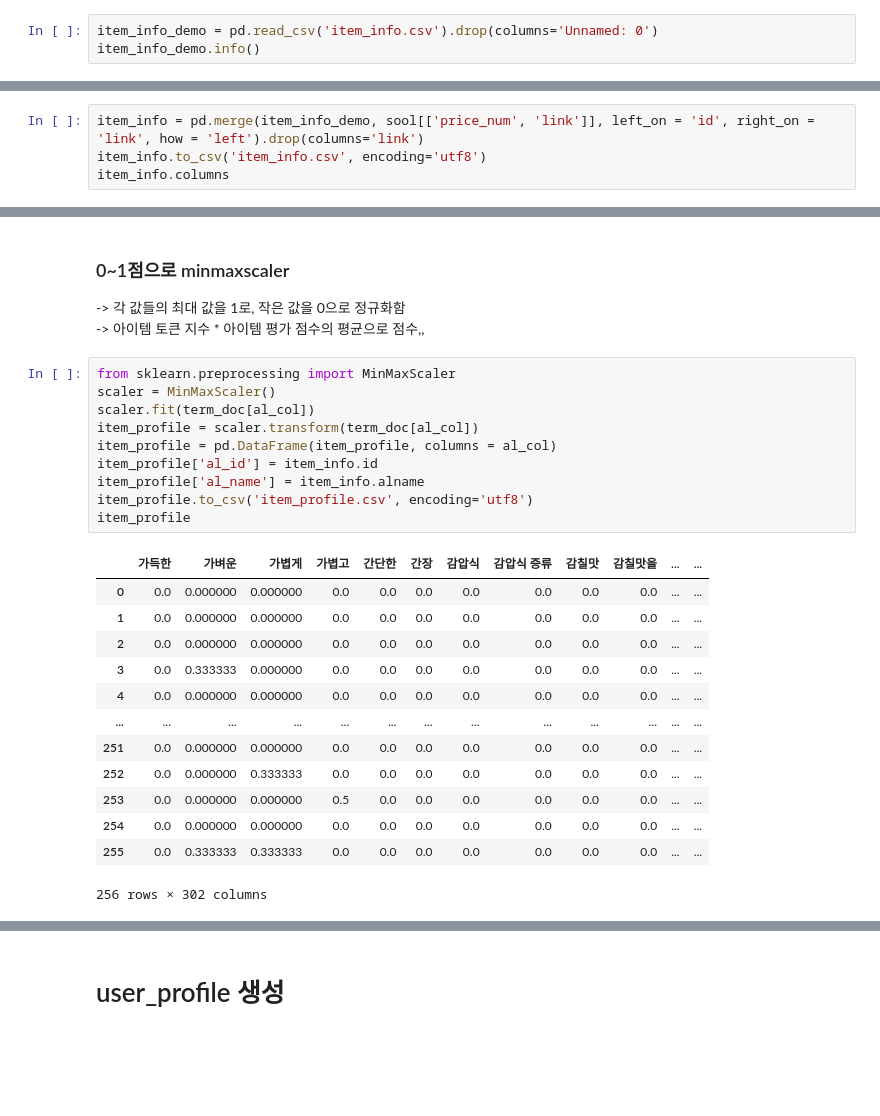
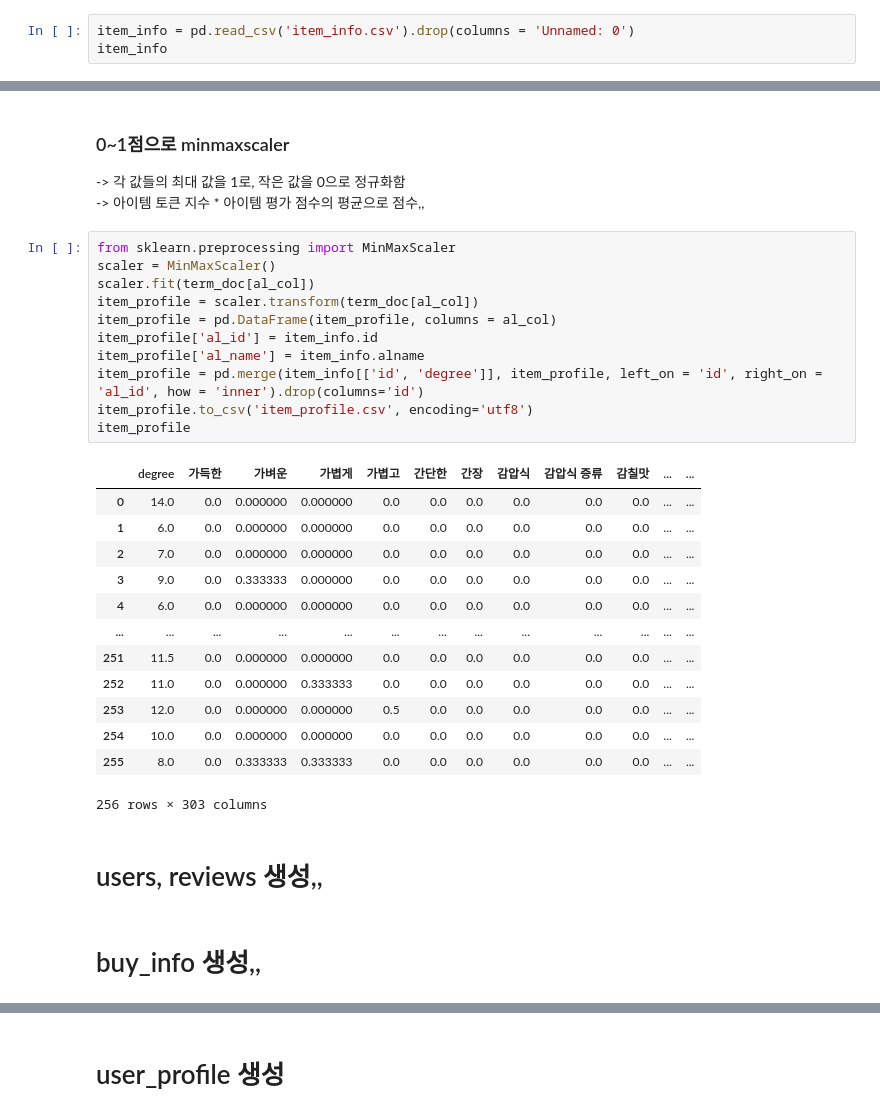
Before and after one commit to Team-alryeoju/alryeoju, a Jupyter notebook: model/profile.ipynb, the cells around one changed output, grey strips where cells are left out. Drawn from its saved outputs; the diff is of its cells as text; blank space fills up the shorter version.

```diff
--- a/model/profile.ipynb
+++ b/model/profile.ipynb
@@ -3,6 +3,6 @@
 # %%
 import pandas as pd
 # %%
-item_info_demo = pd.read_csv('item_info.csv').drop(columns='Unnamed: 0')
-item_info_demo.info()
+item_info = pd.read_csv('item_info.csv').drop(columns = 'Unnamed: 0')
+item_info
 # %% [output]
@@ -46,4 +21,0 @@ memory usage: 34.7+ KB
-# %%
-item_info = pd.merge(item_info_demo, sool[['price_num', 'link']], left_on = 'id', right_on = 'link', how = 'left').drop(columns='link')
-item_info.to_csv('item_info.csv', encoding='utf8')
-item_info.columns
@@ -178,24 +130,29 @@ term_doc.head(3)
 # %%
 from sklearn.preprocessing import MinMaxScaler
 scaler = MinMaxScaler()
 scaler.fit(term_doc[al_col])
 item_profile = scaler.transform(term_doc[al_col])
 item_profile = pd.DataFrame(item_profile, columns = al_col)
 item_profile['al_id'] = item_info.id
 item_profile['al_name'] = item_info.alname
+item_profile = pd.merge(item_info[['id', 'degree']], item_profile, left_on = 'id', right_on = 'al_id', how = 'inner').drop(columns='id')
 item_profile.to_csv('item_profile.csv', encoding='utf8')
 item_profile
 # %% [output]
-|  | 가득한 | 가벼운 | 가볍게 | 가볍고 | 간단한 | 간장 | 감압식 | 감압식 증류 | 감칠맛 | 감칠맛을 | ... | ... |
-| 0 | 0.0 | 0.000000 | 0.000000 | 0.0 | 0.0 | 0.0 | 0.0 | 0.0 | 0.0 | 0.0 | ... | ... |
-| 1 | 0.0 | 0.000000 | 0.000000 | 0.0 | 0.0 | 0.0 | 0.0 | 0.0 | 0.0 | 0.0 | ... | ... |
-| 2 | 0.0 | 0.000000 | 0.000000 | 0.0 | 0.0 | 0.0 | 0.0 | 0.0 | 0.0 | 0.0 | ... | ... |
-| 3 | 0.0 | 0.333333 | 0.000000 | 0.0 | 0.0 | 0.0 | 0.0 | 0.0 | 0.0 | 0.0 | ... | ... |
-| 4 | 0.0 | 0.000000 | 0.000000 | 0.0 | 0.0 | 0.0 | 0.0 | 0.0 | 0.0 | 0.0 | ... | ... |
+|  | degree | 가득한 | 가벼운 | 가볍게 | 가볍고 | 간단한 | 간장 | 감압식 | 감압식 증류 | 감칠맛 | ... | ... |
+| 0 | 14.0 | 0.0 | 0.000000 | 0.000000 | 0.0 | 0.0 | 0.0 | 0.0 | 0.0 | 0.0 | ... | ... |
+| 1 | 6.0 | 0.0 | 0.000000 | 0.000000 | 0.0 | 0.0 | 0.0 | 0.0 | 0.0 | 0.0 | ... | ... |
+| 2 | 7.0 | 0.0 | 0.000000 | 0.000000 | 0.0 | 0.0 | 0.0 | 0.0 | 0.0 | 0.0 | ... | ... |
+| 3 | 9.0 | 0.0 | 0.333333 | 0.000000 | 0.0 | 0.0 | 0.0 | 0.0 | 0.0 | 0.0 | ... | ... |
+| 4 | 6.0 | 0.0 | 0.000000 | 0.000000 | 0.0 | 0.0 | 0.0 | 0.0 | 0.0 | 0.0 | ... | ... |
 | ... | ... | ... | ... | ... | ... | ... | ... | ... | ... | ... | ... | ... |
-| 251 | 0.0 | 0.000000 | 0.000000 | 0.0 | 0.0 | 0.0 | 0.0 | 0.0 | 0.0 | 0.0 | ... | ... |
-| 252 | 0.0 | 0.000000 | 0.333333 | 0.0 | 0.0 | 0.0 | 0.0 | 0.0 | 0.0 | 0.0 | ... | ... |
-| 253 | 0.0 | 0.000000 | 0.000000 | 0.5 | 0.0 | 0.0 | 0.0 | 0.0 | 0.0 | 0.0 | ... | ... |
-| 254 | 0.0 | 0.000000 | 0.000000 | 0.0 | 0.0 | 0.0 | 0.0 | 0.0 | 0.0 | 0.0 | ... | ... |
-| 255 | 0.0 | 0.333333 | 0.333333 | 0.0 | 0.0 | 0.0 | 0.0 | 0.0 | 0.0 | 0.0 | ... | ... |
+| 251 | 11.5 | 0.0 | 0.000000 | 0.000000 | 0.0 | 0.0 | 0.0 | 0.0 | 0.0 | 0.0 | ... | ... |
+| 252 | 11.0 | 0.0 | 0.000000 | 0.333333 | 0.0 | 0.0 | 0.0 | 0.0 | 0.0 | 0.0 | ... | ... |
+| 253 | 12.0 | 0.0 | 0.000000 | 0.000000 | 0.5 | 0.0 | 0.0 | 0.0 | 0.0 | 0.0 | ... | ... |
+| 254 | 10.0 | 0.0 | 0.000000 | 0.000000 | 0.0 | 0.0 | 0.0 | 0.0 | 0.0 | 0.0 | ... | ... |
+| 255 | 8.0 | 0.0 | 0.333333 | 0.333333 | 0.0 | 0.0 | 0.0 | 0.0 | 0.0 | 0.0 | ... | ... |
-256 rows × 302 columns
+256 rows × 303 columns
+# %% [markdown]
+# users, reviews 생성,,
+# %% [markdown]
+# buy_info 생성,,
```
Also changed, not shown: parts of 28 cells of this notebook, 6 other files.
